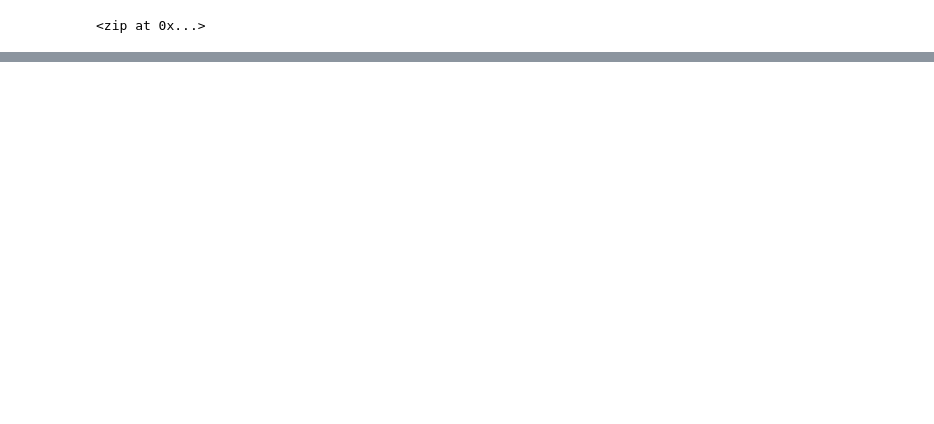
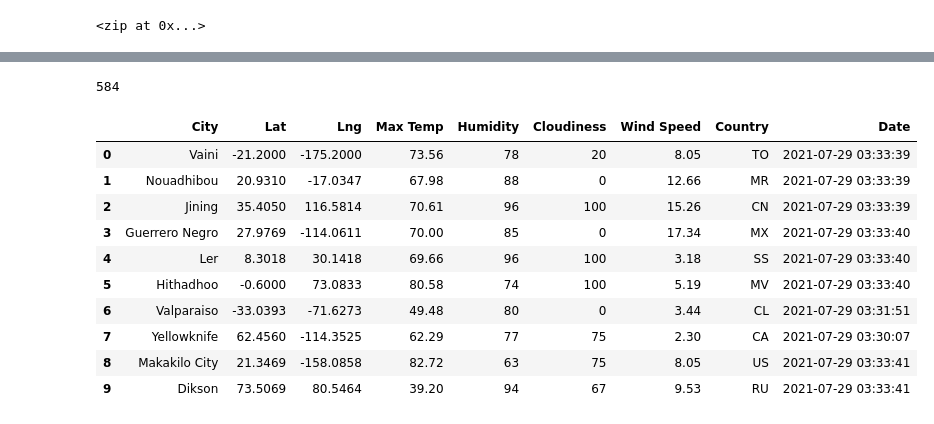
Before and after one commit to XDarkPhoenixes/World_Weather_Analysis, a Jupyter notebook: WeatherPy.ipynb, the cells around one changed output, grey strips where cells are left out. Drawn from its saved outputs; the diff is of its cells as text; code cells hidden in the pictures; blank space fills up the shorter version.

```diff
--- a/WeatherPy.ipynb
+++ b/WeatherPy.ipynb
@@ -32,0 +38,3 @@ len(cities)
+# %%
+# Starting URL for Weather Map API Call.
+url = "http://api.openweathermap.org/data/2.5/weather?units=Imperial&APPID=" + weather_api_key
@@ -32,0 +122,20 @@ len(cities)
+# %%
+len(city_data)
+# %% [output]
+584
+# %%
+# 6.2.7 Convert the array of dictionaries to a Pandas DataFrame.
+city_data_df = pd.DataFrame(city_data)
+city_data_df.head(10)
+# %% [output]
+|  | City | Lat | Lng | Max Temp | Humidity | Cloudiness | Wind Speed | Country | Date |
+| 0 | Vaini | -21.2000 | -175.2000 | 73.56 | 78 | 20 | 8.05 | TO | 2021-07-29 03:33:39 |
+| 1 | Nouadhibou | 20.9310 | -17.0347 | 67.98 | 88 | 0 | 12.66 | MR | 2021-07-29 03:33:39 |
+| 2 | Jining | 35.4050 | 116.5814 | 70.61 | 96 | 100 | 15.26 | CN | 2021-07-29 03:33:39 |
+| 3 | Guerrero Negro | 27.9769 | -114.0611 | 70.00 | 85 | 0 | 17.34 | MX | 2021-07-29 03:33:40 |
+| 4 | Ler | 8.3018 | 30.1418 | 69.66 | 96 | 100 | 3.18 | SS | 2021-07-29 03:33:40 |
+| 5 | Hithadhoo | -0.6000 | 73.0833 | 80.58 | 74 | 100 | 5.19 | MV | 2021-07-29 03:33:40 |
+| 6 | Valparaiso | -33.0393 | -71.6273 | 49.48 | 80 | 0 | 3.44 | CL | 2021-07-29 03:31:51 |
+| 7 | Yellowknife | 62.4560 | -114.3525 | 62.29 | 77 | 75 | 2.30 | CA | 2021-07-29 03:30:07 |
+| 8 | Makakilo City | 21.3469 | -158.0858 | 82.72 | 63 | 75 | 8.05 | US | 2021-07-29 03:33:41 |
+| 9 | Dikson | 73.5069 | 80.5464 | 39.20 | 94 | 67 | 9.53 | RU | 2021-07-29 03:33:41 |
```
Also changed, not shown: parts of 7 cells of this notebook.
